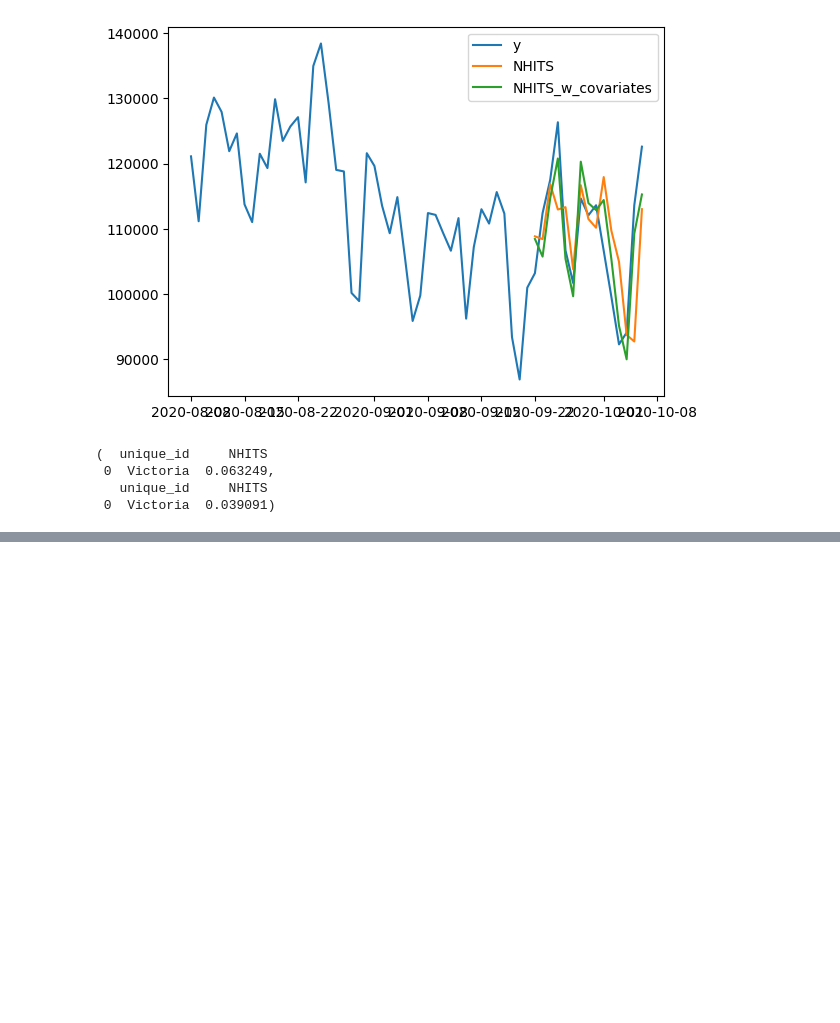
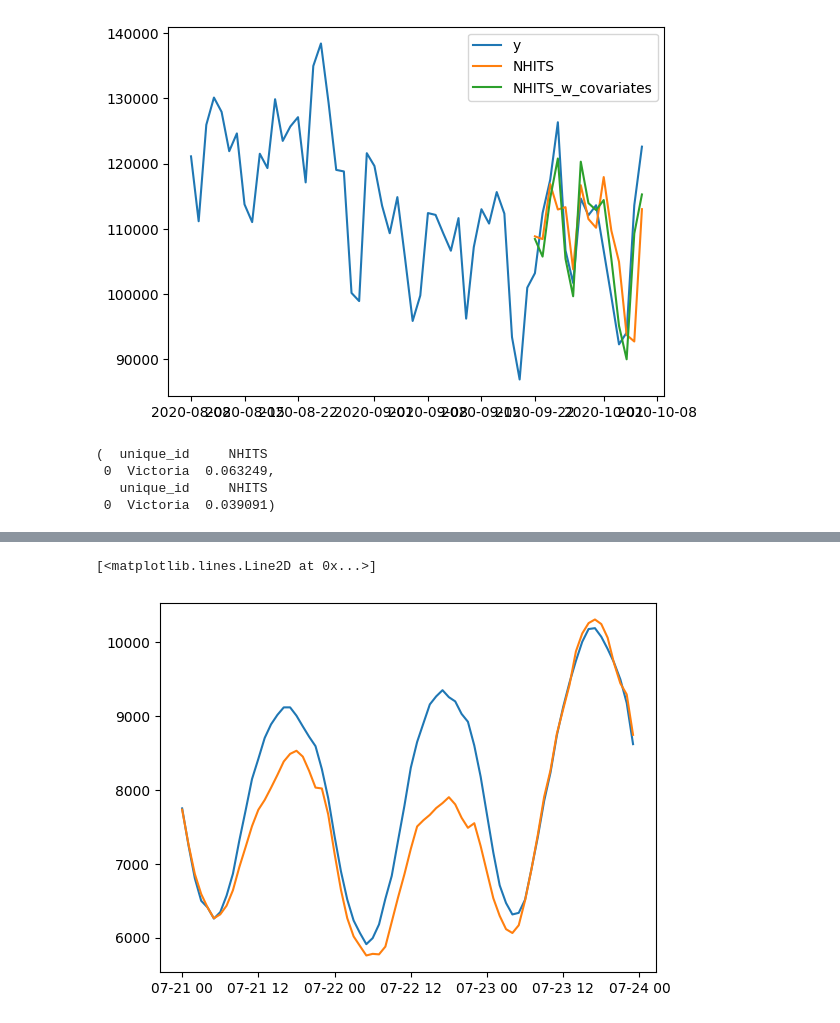
Before and after one commit to jjmossel/time-series-tutorial, a Jupyter notebook: Tutorial01.ipynb, the cells around one changed output, grey strips where cells are left out. Cells and saved outputs as stored; diff of their text form; code cells hidden in the pictures; blank space fills up the shorter version.

```diff
--- a/Tutorial01.ipynb
+++ b/Tutorial01.ipynb
@@ -301,0 +314,5 @@ mape(epf_bt1 ,['NHITS']), mape(epf_bt2,['NHITS'])
+# %%
+pjm_FE_train_df = pjm_df.query("unique_id == 'FE' and ds <= '2018-07-20 23:00:00'")
+pjm_FE_test_df = pjm_df.query("unique_id == 'FE' and ds >= '2018-07-21 00:00:00'")
+pjm_xFE_train_df = pjm_df.query("unique_id != 'FE' and ds <= '2018-07-20 23:00:00'")
+pjm_xFE_test_df = pjm_df.query("unique_id != 'FE' and ds >= '2018-07-21 00:00:00'")
@@ -301,0 +331,8 @@ mape(epf_bt1 ,['NHITS']), mape(epf_bt2,['NHITS'])
+# %%
+transfer_pred = nf_transfer.predict(pjm_FE_train_df)
+# %%
+plt.plot(transfer_pred ['ds'],transfer_pred ['NHITS'])
+plt.plot(pjm_FE_test_df['ds'].iloc[:72],pjm_FE_test_df['y'].iloc[:72])
+# %% [output]
+[<matplotlib.lines.Line2D at 0x...>]
+[figure, added]
```
Also changed, not shown: parts of 7 cells of this notebook, 1 other file.
